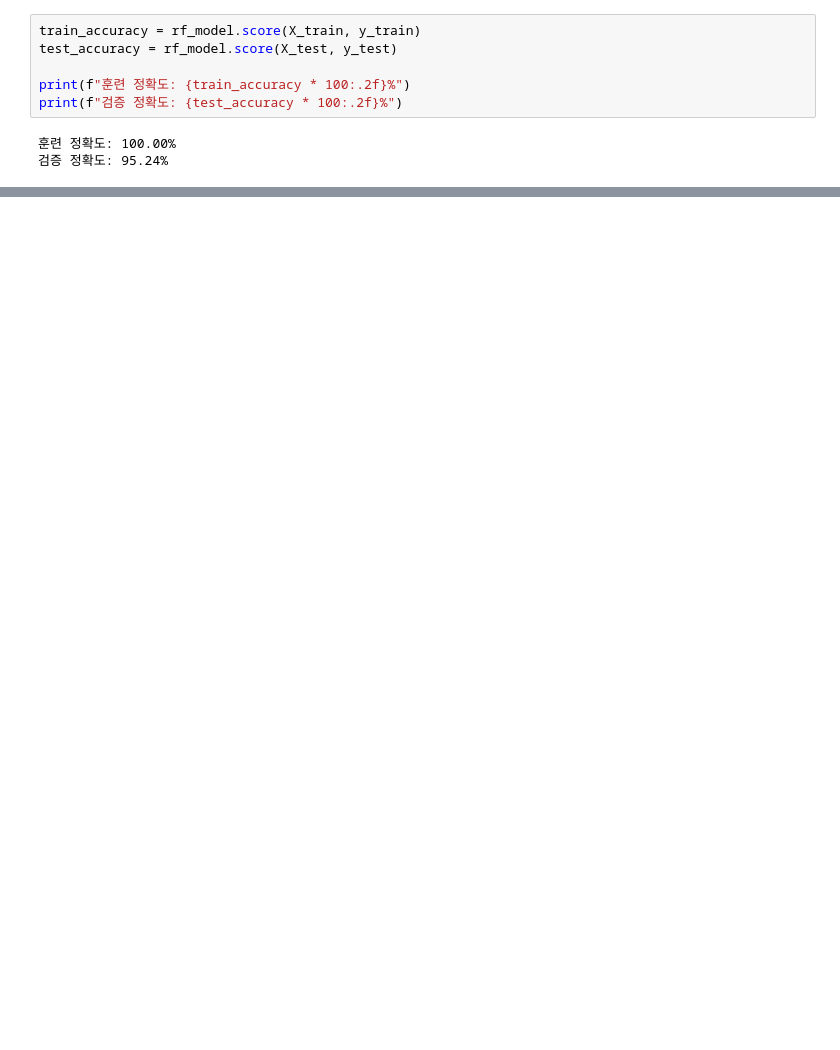
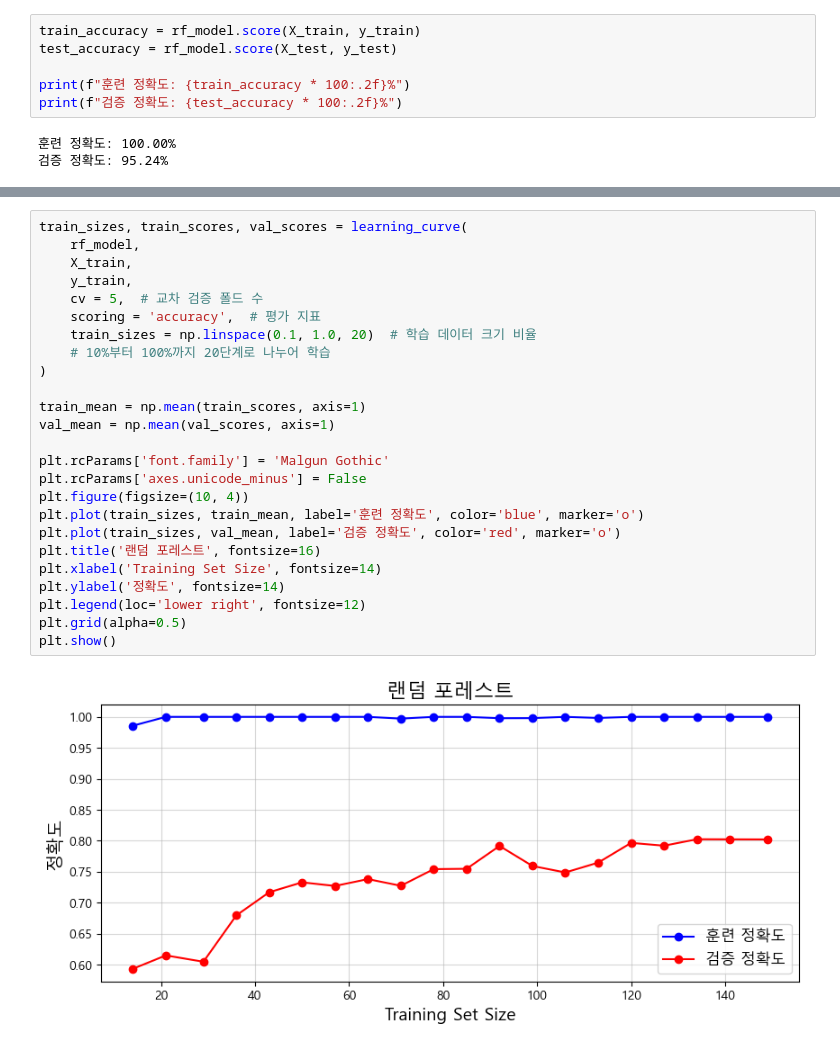
Before and after one commit to DongHyun0521/MachineRunning, a Jupyter notebook: final_project.ipynb, the cells around one changed output, grey strips where cells are left out. Drawn from its saved outputs; the diff is of its cells as text; blank space fills up the shorter version.

```diff
--- a/final_project.ipynb
+++ b/final_project.ipynb
@@ -132,0 +123,27 @@ plt.show()
+# %%
+train_sizes, train_scores, val_scores = learning_curve(
+    rf_model,
+    X_train,
+    y_train,
+    cv = 5,  # 교차 검증 폴드 수
+    scoring = 'accuracy',  # 평가 지표
+    train_sizes = np.linspace(0.1, 1.0, 20)  # 학습 데이터 크기 비율
+    # 10%부터 100%까지 20단계로 나누어 학습
+)
+
+train_mean = np.mean(train_scores, axis=1)
+val_mean = np.mean(val_scores, axis=1)
+
+plt.rcParams['font.family'] = 'Malgun Gothic'
+plt.rcParams['axes.unicode_minus'] = False
+plt.figure(figsize=(10, 4))
+plt.plot(train_sizes, train_mean, label='훈련 정확도', color='blue', marker='o')
+plt.plot(train_sizes, val_mean, label='검증 정확도', color='red', marker='o')
+plt.title('랜덤 포레스트', fontsize=16)
+plt.xlabel('Training Set Size', fontsize=14)
+plt.ylabel('정확도', fontsize=14)
+plt.legend(loc='lower right', fontsize=12)
+plt.grid(alpha=0.5)
+plt.show()
+# %% [output]
+[figure, added]
```
Also changed, not shown: parts of 17 cells of this notebook, 4 other files.
